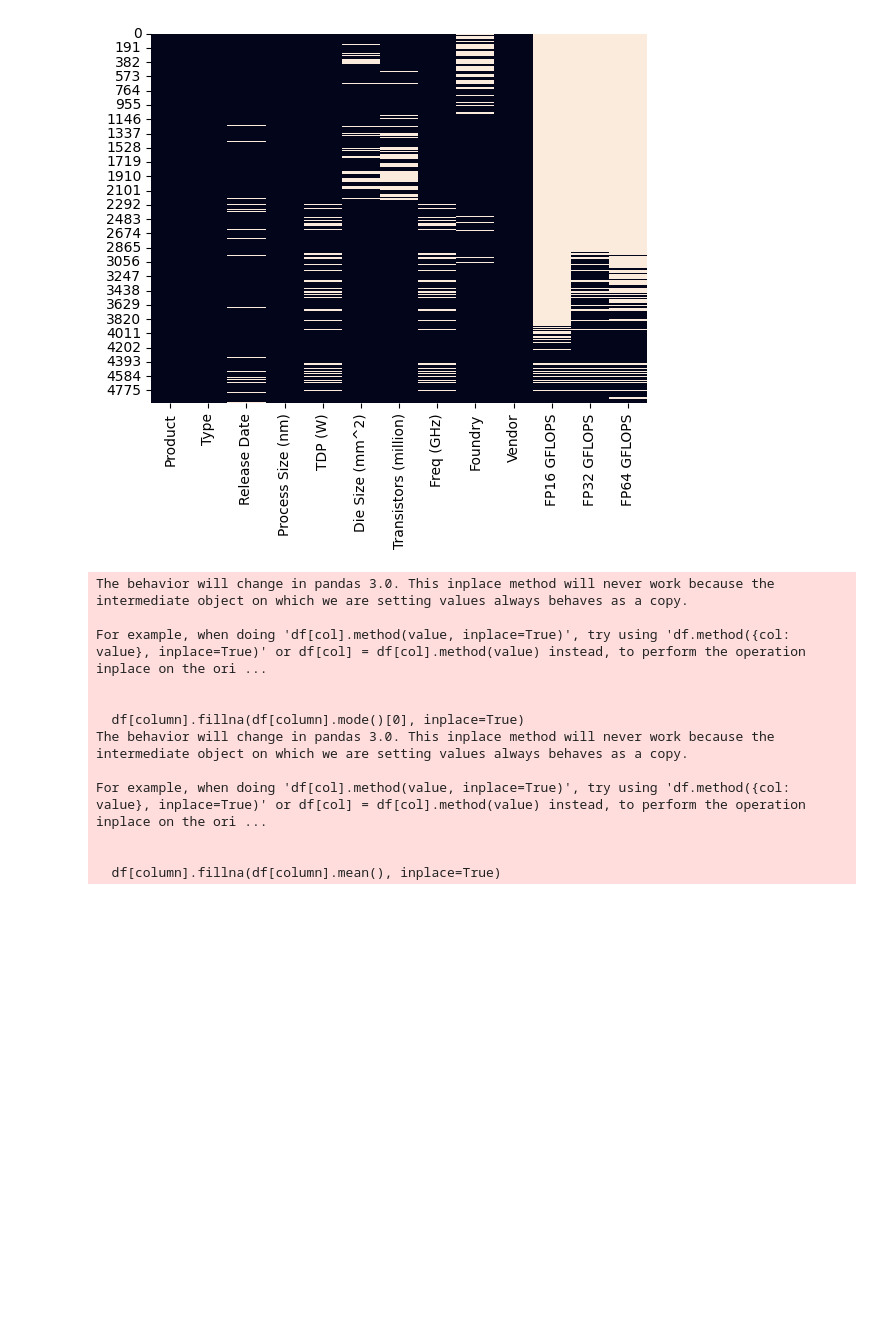
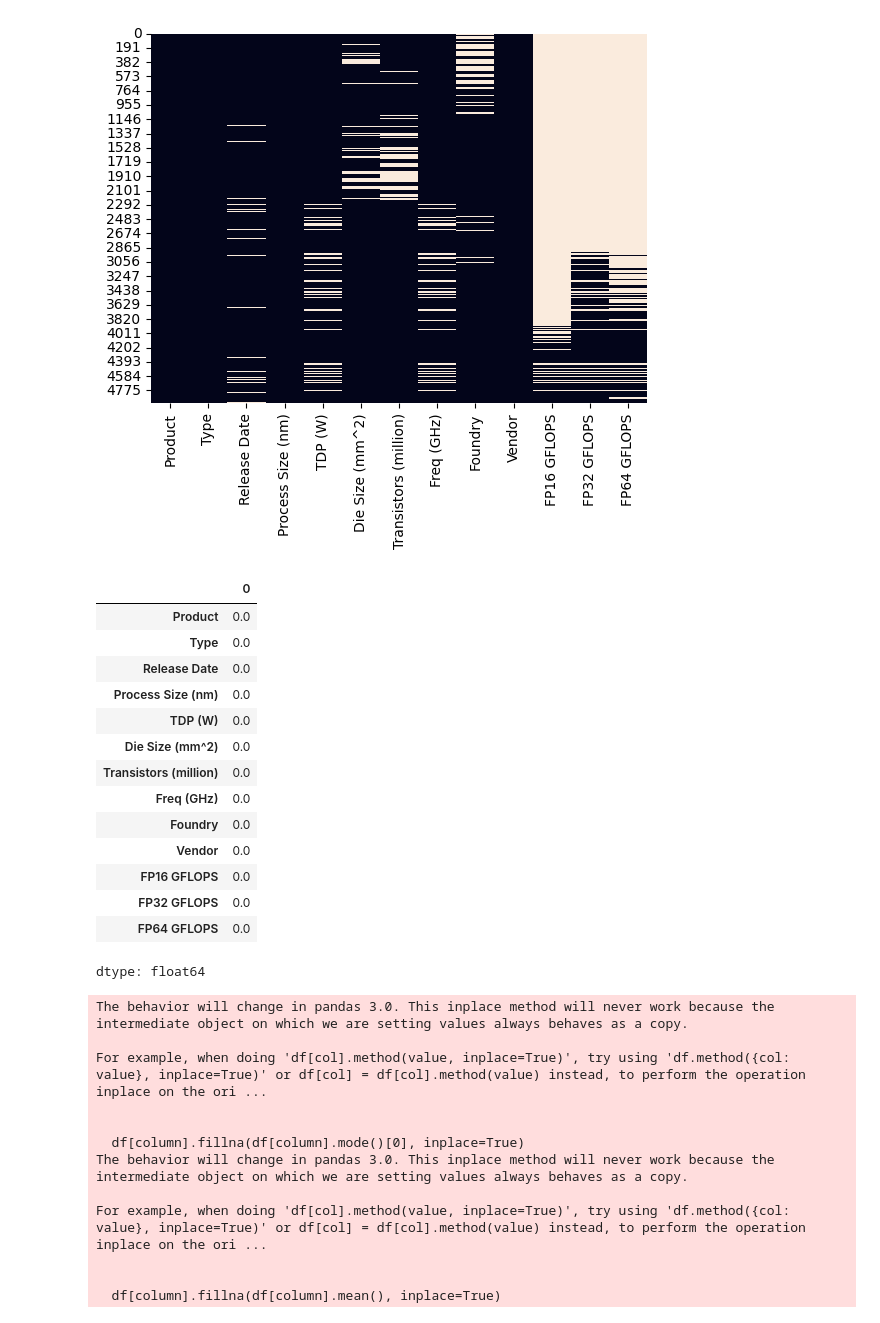
Before and after one commit to RichardKameri/MACHINE-LEARNING-1, a Jupyter notebook: Chip.ipynb, the cells around one changed output. Drawn from its saved outputs; the diff is of its cells as text; code cells hidden in the pictures; blank space fills up the shorter version.

```diff
--- a/Chip.ipynb
+++ b/Chip.ipynb
@@ -101,6 +101,25 @@ sns.heatmap(df.isnull(), cbar=False)
 # %% [output]
 <Axes: >
 [figure]
+# %%
+# check percentage of missing values
+df.isnull().sum() / len(df) * 100
+# %% [output]
+|  | 0 |
+| Product | 0.0 |
+| Type | 0.0 |
+| Release Date | 0.0 |
+| Process Size (nm) | 0.0 |
+| TDP (W) | 0.0 |
+| Die Size (mm^2) | 0.0 |
+| Transistors (million) | 0.0 |
+| Freq (GHz) | 0.0 |
+| Foundry | 0.0 |
+| Vendor | 0.0 |
+| FP16 GFLOPS | 0.0 |
+| FP32 GFLOPS | 0.0 |
+| FP64 GFLOPS | 0.0 |
+dtype: float64
 # %%
 # Handle missing values (example: fill with mode for categorical and mean for numerical))
 for column in df.select_dtypes(include=['object']):
```
